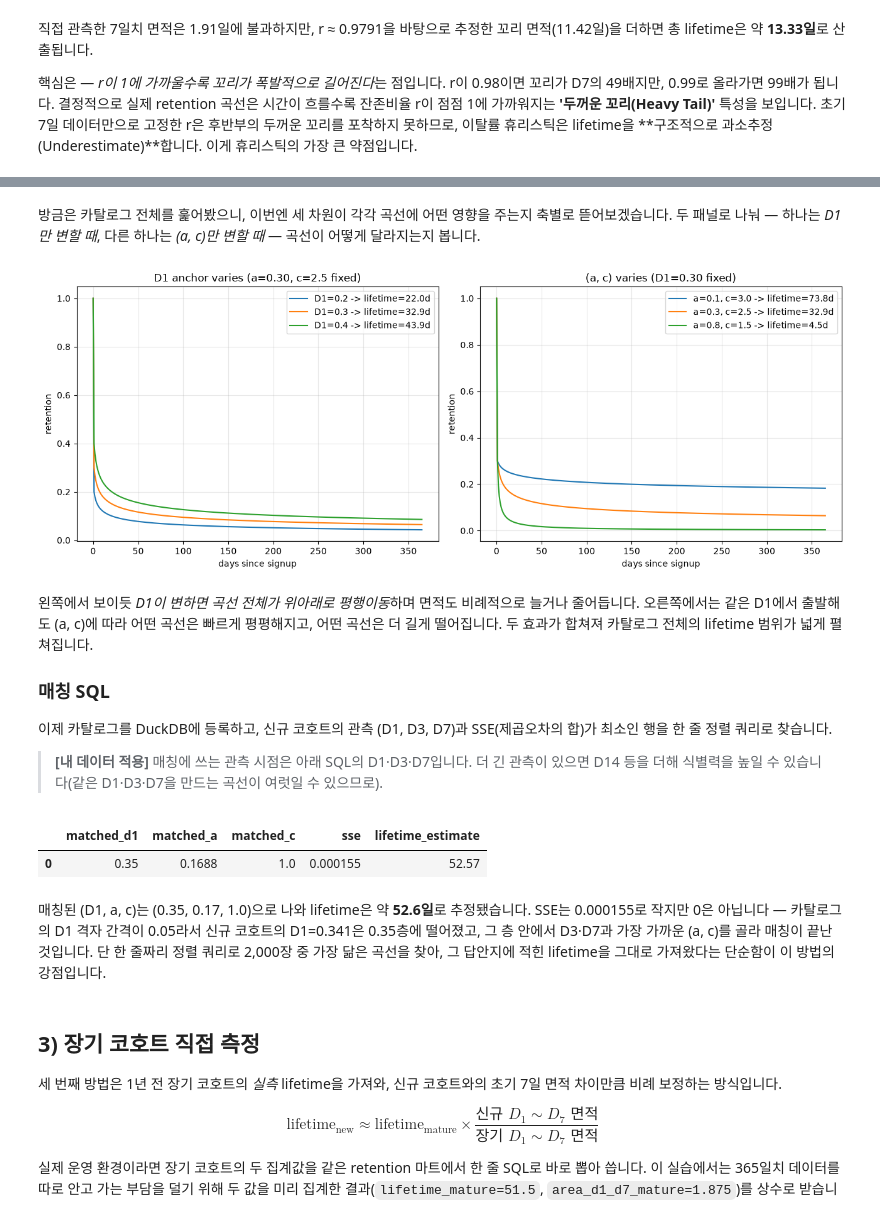
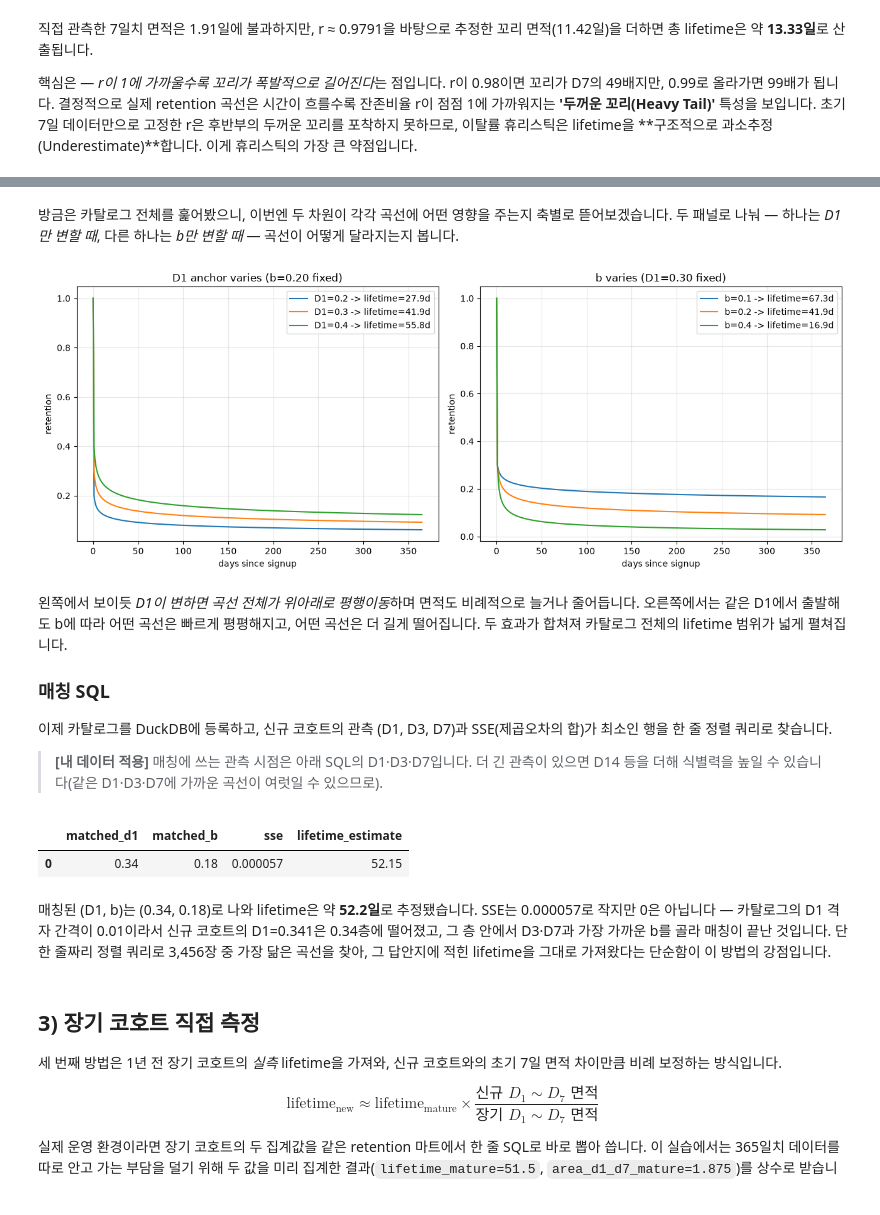
Before and after one commit to duilee/data_analysis_101, a Jupyter notebook: 04_일주일_데이터로_Lifetime을_예측하라구요/lifetime_estimation.ipynb, the cells around one changed output, grey strips where cells are left out. Drawn from its saved outputs; the diff is of its cells as text; code cells hidden in the pictures.

```diff
--- a/04_일주일_데이터로_Lifetime을_예측하라구요/lifetime_estimation.ipynb
+++ b/04_일주일_데이터로_Lifetime을_예측하라구요/lifetime_estimation.ipynb
@@ -226,32 +217,32 @@ plt.tight_layout(); plt.show()
 # %% [markdown]
-방금은 카탈로그 전체를 훑어봤으니, 이번엔 세 차원이 각각 곡선에 어떤 영향을 주는지
-축별로 뜯어보겠습니다. 두 패널로 나눠 — 하나는 *D1만 변할 때*, 다른 하나는 *(a, c)만 변할 때*
+방금은 카탈로그 전체를 훑어봤으니, 이번엔 두 차원이 각각 곡선에 어떤 영향을 주는지
+축별로 뜯어보겠습니다. 두 패널로 나눠 — 하나는 *D1만 변할 때*, 다른 하나는 *b만 변할 때*
 — 곡선이 어떻게 달라지는지 봅니다.
 # %%
 fig, axes = plt.subplots(1, 2, figsize=(13, 5))
 
-# 왼쪽: (a, c)=(0.30, 2.5) 고정, D1만 변화
+# 왼쪽: b=0.20 고정, D1만 변화
 for d1 in [0.20, 0.30, 0.40]:
-    D = sbg_curve(0.30, 2.5, d1)
+    D = power_curve(0.20, d1)
     axes[0].plot(range(DAYS + 1), D, label=f'D1={d1} -> lifetime={sum(D[1:]):.1f}d')
-axes[0].set_title('D1 anchor varies (a=0.30, c=2.5 fixed)')
+axes[0].set_title('D1 anchor varies (b=0.20 fixed)')
 axes[0].set_xlabel('days since signup'); axes[0].set_ylabel('retention')
 axes[0].legend(); axes[0].grid(True, alpha=0.3)
 
-# 오른쪽: D1=0.30 고정, (a, c)만 변화
-for a, c in [(0.10, 3.0), (0.30, 2.5), (0.80, 1.5)]:
-    D = sbg_curve(a, c, 0.30)
-    axes[1].plot(range(DAYS + 1), D, label=f'a={a}, c={c} -> lifetime={sum(D[1:]):.1f}d')
-axes[1].set_title('(a, c) varies (D1=0.30 fixed)')
+# 오른쪽: D1=0.30 고정, b만 변화
+for b in [0.10, 0.20, 0.40]:
+    D = power_curve(b, 0.30)
+    axes[1].plot(range(DAYS + 1), D, label=f'b={b} -> lifetime={sum(D[1:]):.1f}d')
+axes[1].set_title('b varies (D1=0.30 fixed)')
 axes[1].set_xlabel('days since signup'); axes[1].set_ylabel('retention')
 axes[1].legend(); axes[1].grid(True, alpha=0.3)
 
 plt.tight_layout(); plt.show()
 # %% [output]
-[figure, old version]
+[figure, new version]
 # %% [markdown]
 왼쪽에서 보이듯 *D1이 변하면 곡선 전체가 위아래로 평행이동*하며 면적도 비례적으로 늘거나
-줄어듭니다. 오른쪽에서는 같은 D1에서 출발해도 (a, c)에 따라 어떤 곡선은 빠르게 평평해지고,
+줄어듭니다. 오른쪽에서는 같은 D1에서 출발해도 b에 따라 어떤 곡선은 빠르게 평평해지고,
 어떤 곡선은 더 길게 떨어집니다. 두 효과가 합쳐져 카탈로그 전체의 lifetime 범위가 넓게 펼쳐집니다.
 
 ### 매칭 SQL
@@ -260,7 +251,7 @@ plt.tight_layout(); plt.show()
 최소인 행을 한 줄 정렬 쿼리로 찾습니다.
 
 > **[내 데이터 적용]** 매칭에 쓰는 관측 시점은 아래 SQL의 D1·D3·D7입니다. 더 긴 관측이 있으면 D14 등을
-> 더해 식별력을 높일 수 있습니다(같은 D1·D3·D7을 만드는 곡선이 여럿일 수 있으므로).
+> 더해 식별력을 높일 수 있습니다(같은 D1·D3·D7에 가까운 곡선이 여럿일 수 있으므로).
 # %%
 # pandas 카탈로그를 DuckDB에서 바로 질의할 수 있게 등록
 con.register('lifetime_catalog', catalog)
@@ -275,7 +266,7 @@ WITH new_obs AS (
 ),
 errors AS (
   SELECT
-    cat.D1 AS matched_d1, cat.a, cat.c,
+    cat.D1 AS matched_d1, cat.b,
     POW(cat.D1 - obs.d1, 2)
       + POW(cat.D3 - obs.d3, 2)
       + POW(cat.D7 - obs.d7, 2) AS sse,
@@ -284,8 +275,7 @@ errors AS (
 )
 SELECT
   ROUND(matched_d1, 2) AS matched_d1,
-  ROUND(a, 4)          AS matched_a,
-  ROUND(c, 4)          AS matched_c,
+  ROUND(b, 2)          AS matched_b,
   ROUND(sse, 6)        AS sse,
   ROUND(lifetime, 2)   AS lifetime_estimate
 FROM errors
@@ -295,13 +285,13 @@ LIMIT 1
 catalog_match = con.execute(catalog_match_query).df()
 catalog_match
 # %% [output]
-|  | matched_d1 | matched_a | matched_c | sse | lifetime_estimate |
-| 0 | 0.35 | 0.1688 | 1.0 | 0.000155 | 52.57 |
+|  | matched_d1 | matched_b | sse | lifetime_estimate |
+| 0 | 0.34 | 0.18 | 0.000057 | 52.15 |
 # %% [markdown]
-매칭된 (D1, a, c)는 (0.35, 0.17, 1.0)으로 나와 lifetime은 약 **52.6일**로 추정됐습니다.
-SSE는 0.000155로 작지만 0은 아닙니다 — 카탈로그의 D1 격자 간격이 0.05라서 신규 코호트의
-D1=0.341은 0.35층에 떨어졌고, 그 층 안에서 D3·D7과 가장 가까운 (a, c)를 골라 매칭이 끝난
-것입니다. 단 한 줄짜리 정렬 쿼리로 2,000장 중 가장 닮은 곡선을 찾아, 그 답안지에 적힌
+매칭된 (D1, b)는 (0.34, 0.18)로 나와 lifetime은 약 **52.2일**로 추정됐습니다.
+SSE는 0.000057로 작지만 0은 아닙니다 — 카탈로그의 D1 격자 간격이 0.01이라서 신규 코호트의
+D1=0.341은 0.34층에 떨어졌고, 그 층 안에서 D3·D7과 가장 가까운 b를 골라 매칭이 끝난
+것입니다. 단 한 줄짜리 정렬 쿼리로 3,456장 중 가장 닮은 곡선을 찾아, 그 답안지에 적힌
 lifetime을 그대로 가져왔다는 단순함이 이 방법의 강점입니다.
 # %% [markdown]
 ## 3) 장기 코호트 직접 측정
```
Also changed, not shown: parts of 12 cells of this notebook, 5 other files.
